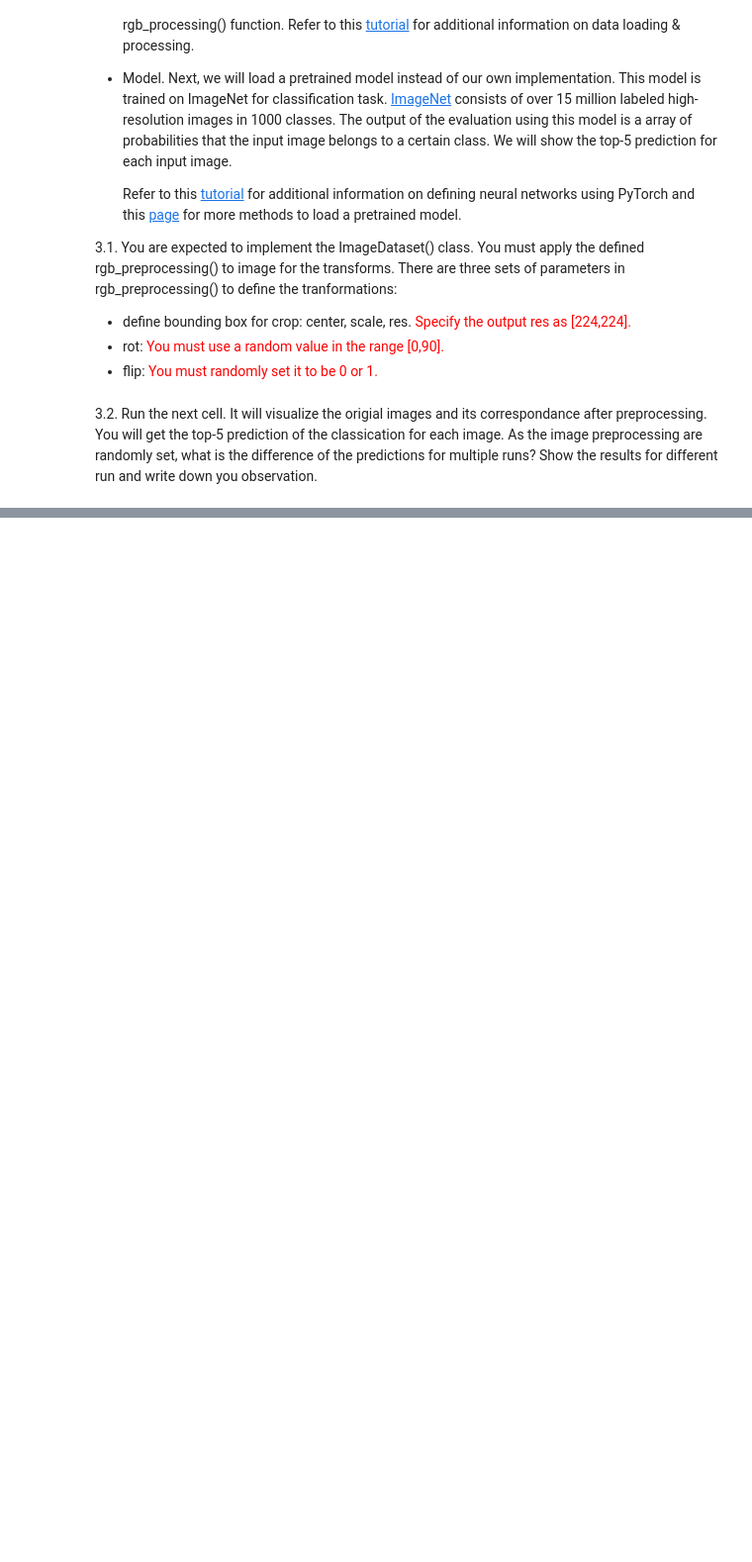
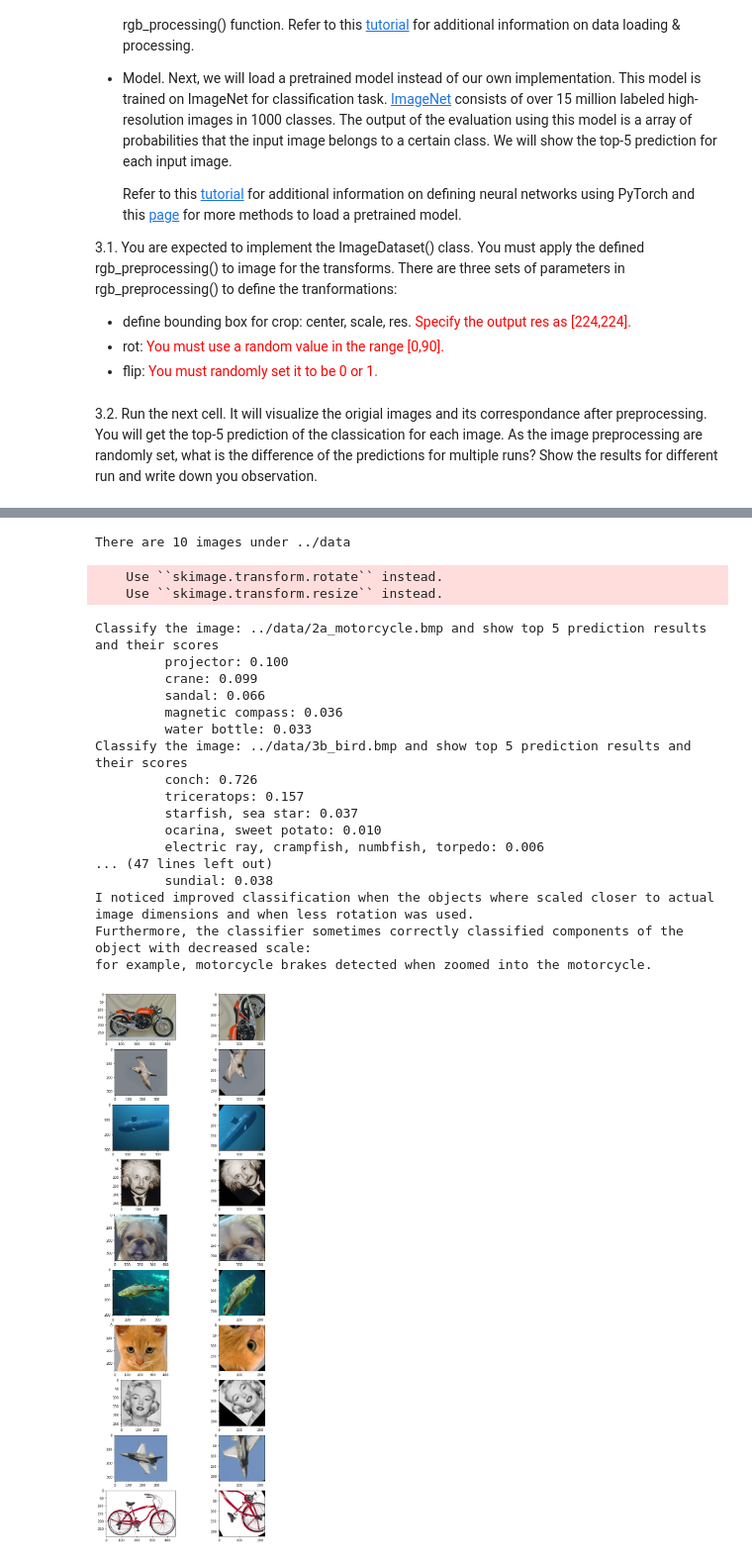
Before and after one commit to CasuallyAlive/Computer_Vision_Projects, a Jupyter notebook: src/proj1_6320/proj1_code/proj1.ipynb, the cells around one changed output, grey strips where cells are left out. Shown at 99% size. Drawn from its saved outputs; the diff is of its cells as text; code cells hidden in the pictures; blank space fills up the shorter version.

```diff
--- a/src/proj1_6320/proj1_code/proj1.ipynb
+++ b/src/proj1_6320/proj1_code/proj1.ipynb
@@ -596,7 +614,7 @@ from os.path import isfile, join, basename
 import random
 
 class ImageDataset(data.Dataset):
-    """images dataset."""
+    """images datase﻿t."""
 
     def __init__(self, image_dir: str) -> None:
         """
@@ -611,6 +629,9 @@ class ImageDataset(data.Dataset):
         ############################
         ### TODO: YOUR CODE HERE ###
         # Define additional variables if needed here
+        self.res = [224,224]
+        self.scale = 1.25
+        self.center = [150, 150]
         ### END OF STUDENT CODE ####
         ############################
     def __len__(self) -> int:
@@ -618,7 +639,7 @@ class ImageDataset(data.Dataset):
 
         ############################
         ### TODO: YOUR CODE HERE ###
-        raise NotImplementedError('`__len__` function needs to be implemented')
+        return len(self.images)
         ### END OF STUDENT CODE ####
         ############################
     def __getitem__(self, idx: int) -> torch.Tensor:
@@ -648,7 +669,12 @@ class ImageDataset(data.Dataset):
 
         ############################
         ### TODO: YOUR CODE HERE ###
-        raise NotImplementedError('`__getitem__` function  needs to be implemented')
+        idx = idx.tolist() if torch.is_tensor(idx) else idx
+
+        im_name = self.images[idx]
+        im_orig = load_image(im_name)
+        im = torch.as_tensor(rgb_processing(np.copy(im_orig), self.center, self.scale, self.res, np.random.randint(1, 91),
+                                             flip= 1 if np.random.random() > 0.5 else 0).T, dtype=torch.double).float()
         ### END OF STUDENT CODE ####
         ############################
 
@@ -696,0 +745,61 @@ for i in range(data_size):
+# %%
+data_root = '../data' # if you're using additional data, make sure to change this to '../additional_data'
+dataset = ImageDataset(data_root)
+data_size = len(dataset)
+print("There are {} images under {}".format(data_size, data_root))
+
+dataloader = torch.utils.data.DataLoader(dataset)
+data_iter = iter(dataloader)
+
+# First, load the model
+resnet = resnet101(pretrained=True)
+with open('../imagenet_classes.txt') as f:
+    labels = [line.strip() for line in f.readlines()]
+
+f = plt.figure(figsize=(10,30))
+# Second, put the network in eval mode
+resnet.eval()
+for i in range(data_size):
+    [im_orig, im, im_name] = next(data_iter)
+#     print(type(im_orig), im_orig.shape)
+#     print(type(im), im.shape)
+    ax = f.add_subplot(data_size, 2, i*2+1)
+    ax.imshow(im_orig.squeeze())
+    im_show = im.squeeze().permute([1,2,0])
+    ax = f.add_subplot(data_size, 2, i*2+2)
+    ax.imshow(im_show)
+
+    # Third, carry out model inference
+    out = resnet(im)
+
+    # Forth, print the top 5 classes predicted by the model
+    _, indices = torch.sort(out, descending=True)
+    scores = torch.nn.functional.softmax(out, dim=1)[0]
+    print("Classify the image: {} and show top 5 prediction results and their scores ".format(im_name[0]))
+    for idx in indices[0][:5]:
+        print('\t %s: %.3f'%(labels[idx], scores[idx].item()))
+
+print("Part 3 Discussion")
+print("I noticed improved classification when the objects where scaled closer to actual image dimensions and when less rotation was used.\nFurthermore, the classifier sometimes correctly classified components of the object with decreased scale:\nfor example, motorcycle brakes detected when zoomed into the motorcycle.")
+# %% [output]
+There are 10 images under ../data
+    Use ``skimage.transform.rotate`` instead.
+    Use ``skimage.transform.resize`` instead.
+Classify the image: ../data/2a_motorcycle.bmp and show top 5 prediction results and their scores
+         projector: 0.100
+         crane: 0.099
+         sandal: 0.066
+         magnetic compass: 0.036
+         water bottle: 0.033
+Classify the image: ../data/3b_bird.bmp and show top 5 prediction results and their scores
+         conch: 0.726
+         triceratops: 0.157
+         starfish, sea star: 0.037
+         ocarina, sweet potato: 0.010
+         electric ray, crampfish, numbfish, torpedo: 0.006
+... (47 lines left out)
+         sundial: 0.038
+I noticed improved classification when the objects where scaled closer to actual image dimensions and when less rotation was used.
+Furthermore, the classifier sometimes correctly classified components of the object with decreased scale:
+for example, motorcycle brakes detected when zoomed into the motorcycle.
+[figure, added]
```
Also changed, not shown: parts of 4 cells of this notebook, 3 other files.
